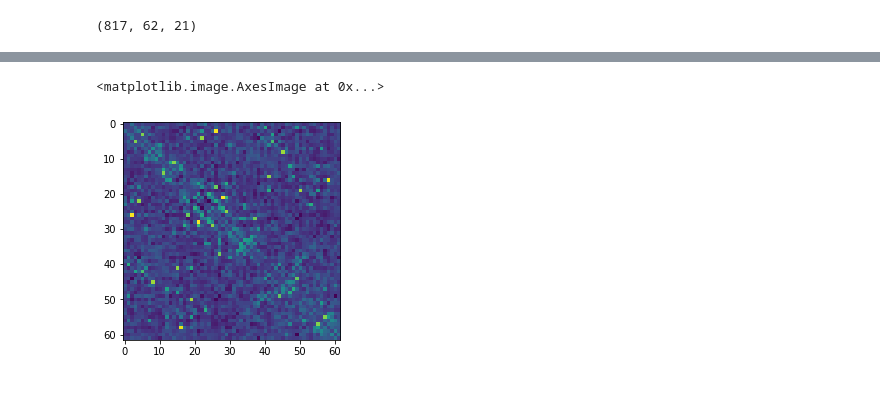
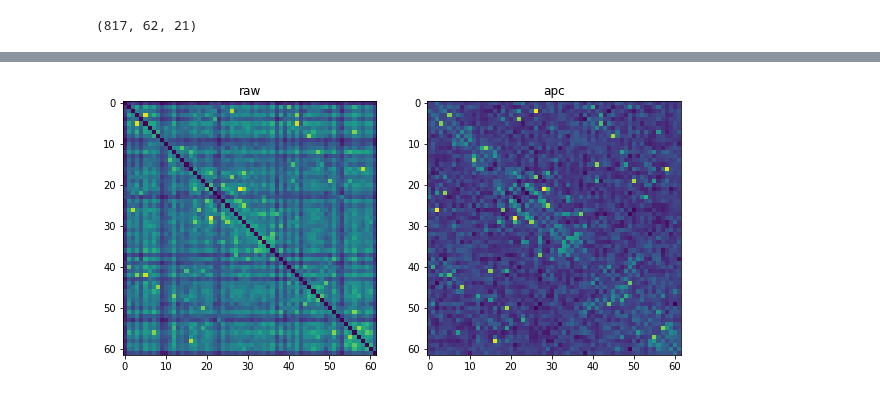
Before and after one commit to sokrypton/laxy, a Jupyter notebook: gremlin_jax.ipynb, the cells around one changed output, grey strips where cells are left out. Drawn from its saved outputs; the diff is of its cells as text; code cells hidden in the pictures.

```diff
--- a/gremlin_jax.ipynb
+++ b/gremlin_jax.ipynb
@@ -162,5 +139,24 @@ Wall time: 1.14 s
-# %%
-plt.imshow(model.get_contacts())
-# %% [output]
-<matplotlib.image.AxesImage at 0x...>
-[figure, removed]
+# %%
+W = np.array(model.get_w())
+# %%
+def get_mtx(W):
+  # l2norm of 20x20 matrices (note: we ignore gaps)
+  raw = np.sqrt(np.sum(np.square(W[:,:20,:,:20]),(1,3)))
+
+  # apc (average product correction)
+  ap = np.sum(raw,0,keepdims=True)*np.sum(raw,1,keepdims=True)/np.sum(raw)
+  apc = raw - ap
+  np.fill_diagonal(apc,0)
+
+  return(raw,apc)
+# %%
+raw, apc = get_mtx(W)
+
+plt.figure(figsize=(10,5))
+plt.subplot(1,2,1);plt.imshow(raw)
+plt.title("raw")
+plt.subplot(1,2,2);plt.imshow(apc)
+plt.title("apc")
+plt.show()
+# %% [output]
+[figure, added]
```
Also changed, not shown: parts of 2 cells of this notebook.
